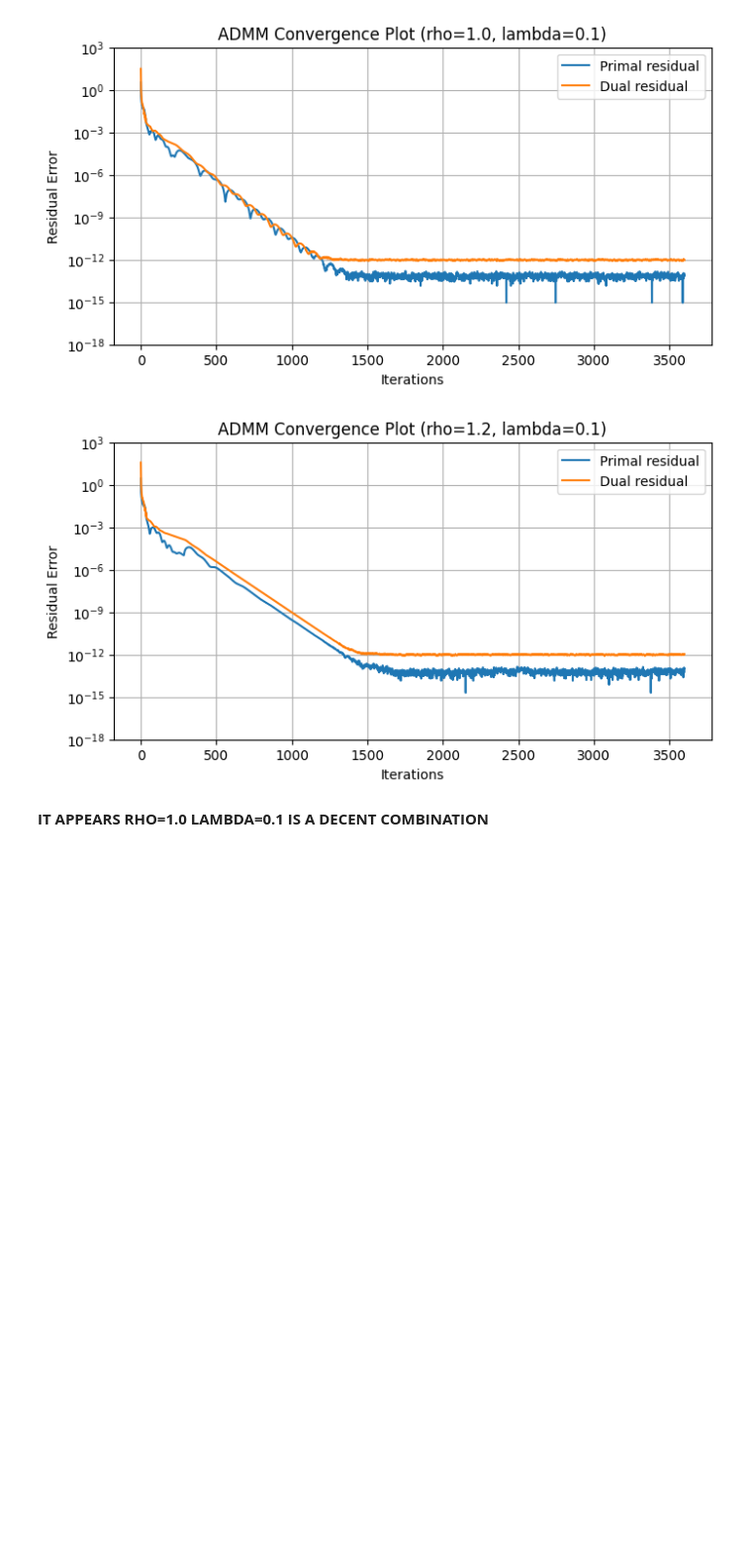
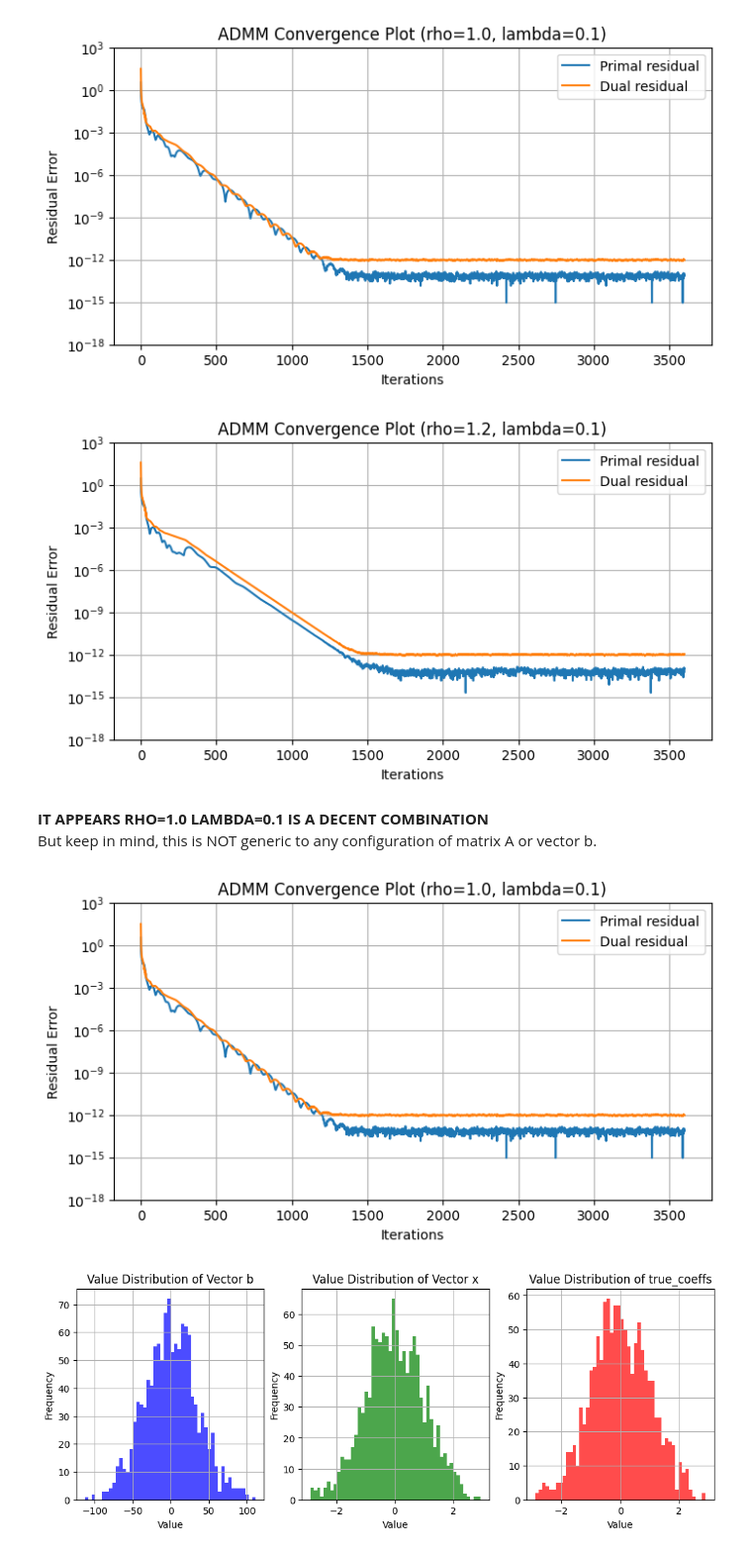
Before and after one commit to TotoroTron/ece509-final, a Jupyter notebook: lasso/lasso.ipynb, the cells around one changed output. Shown: that part at 99% size. Saved outputs shown, nothing was run; the diff lists cells and outputs as text; code cells hidden in the pictures; blank space fills up the shorter version.

```diff
--- a/lasso/lasso.ipynb
+++ b/lasso/lasso.ipynb
@@ -41,7 +45,9 @@ Nx = 1200 # Size of vector x (n)
 # np.random.randn generates random numbers from a standard normal distribution (mean = 0, std = 1)
 A = np.random.randn(Nb, Nx)
 true_coeffs = np.random.randn(Nx)
-b = A @ true_coeffs + np.random.randn(Nb) * 0.5
+# A @ true_coeffs computes the dot product of each row of A with vector true_coeffs
+# which results in a new vector b of length Nb
+b = A @ true_coeffs + np.random.normal(0, 1, Nb) * 0.5
 x_init = np.zeros(Nx)
 z_init = np.zeros(Nx)
 
@@ -108,7 +124,6 @@ def ADMM_Lasso(x, z, y, rho, lambd, epsilon, max_iters):
     cached_inv = np.linalg.inv(np.matmul(A.T, A) + rho*np.identity(Nx)) # O(n^3)
 
     for k in iters:
-
         # primal variable updates
         x = np.matmul(cached_inv, np.matmul(A.T, b) + rho*z - y) # x-minimization step
         z_prev = z.copy() # Store the previous value of z for convergence checking
@@ -127,7 +142,7 @@ def ADMM_Lasso(x, z, y, rho, lambd, epsilon, max_iters):
         # Check for convergence
         if primal_res < epsilon and dual_res < epsilon:
             break
-
+    list_x.append(x)
     return list_primal_res, list_dual_res, list_x, list_z
 # %%
 def plot_residuals(list_primal_res, list_dual_res, rho, lambd):
@@ -185,4 +200,39 @@ for i in range(6):
 [figure]
 [figure]
 # %% [markdown]
-**IT APPEARS RHO=1.0 LAMBDA=0.1 IS A DECENT COMBINATION**
+**IT APPEARS RHO=1.0 LAMBDA=0.1 IS A DECENT COMBINATION** \
+But keep in mind, this is NOT generic to any configuration of matrix A or vector b.
+# %%
+def single_test_2():
+    lambd = 0.1
+    rho = 1.0
+    list_primal_res, list_dual_res, list_x, list_z = ADMM_Lasso(x_init, z_init, y_init, rho=rho, lambd=lambd, epsilon=1e-13, max_iters=3600)
+    plot_residuals(list_primal_res, list_dual_res, rho=rho, lambd=lambd) # REMEMBER TO EDIT RHO AND LAMBDA ACCORDINGLY
+
+    # Create a figure and a set of subplots
+    fig, axs = plt.subplots(1, 3, figsize=(12, 4))
+
+    # Plot histogram for vector b
+    axs[0].hist(b, bins=50, color='blue', alpha=0.7)
+    axs[0].set_title('Value Distribution of Vector b')
+    axs[0].set_xlabel('Value')
+    axs[0].set_ylabel('Frequency')
+    axs[0].grid(True)
+
+    # Plot histogram for vector x
+    axs[1].hist(list_x, bins=50, color='green', alpha=0.7)
+    axs[1].set_title('Value Distribution of Vector x')
+    axs[1].set_xlabel('Value')
+    axs[1].set_ylabel('Frequency')
+    axs[1].grid(True)
+
+    # Plot histogram for vector true_coeffs
+    axs[2].hist(true_coeffs, bins=50, color='red', alpha=0.7)
+    axs[2].set_title('Value Distribution of true_coeffs')
+    axs[2].set_xlabel('Value')
+    axs[2].set_ylabel('Frequency')
+    axs[2].grid(True)
+single_test_2()
+# %% [output]
+[figure, added]
+[figure, added]
```
Also changed, not shown: parts of 5 cells of this notebook.
